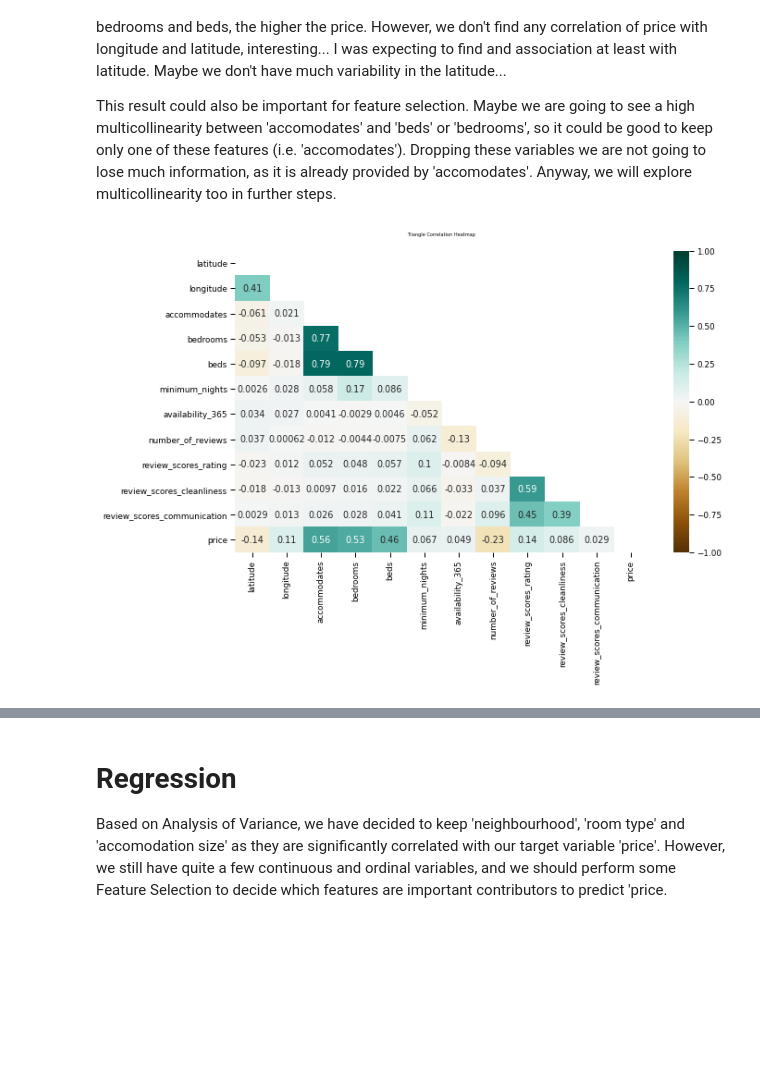
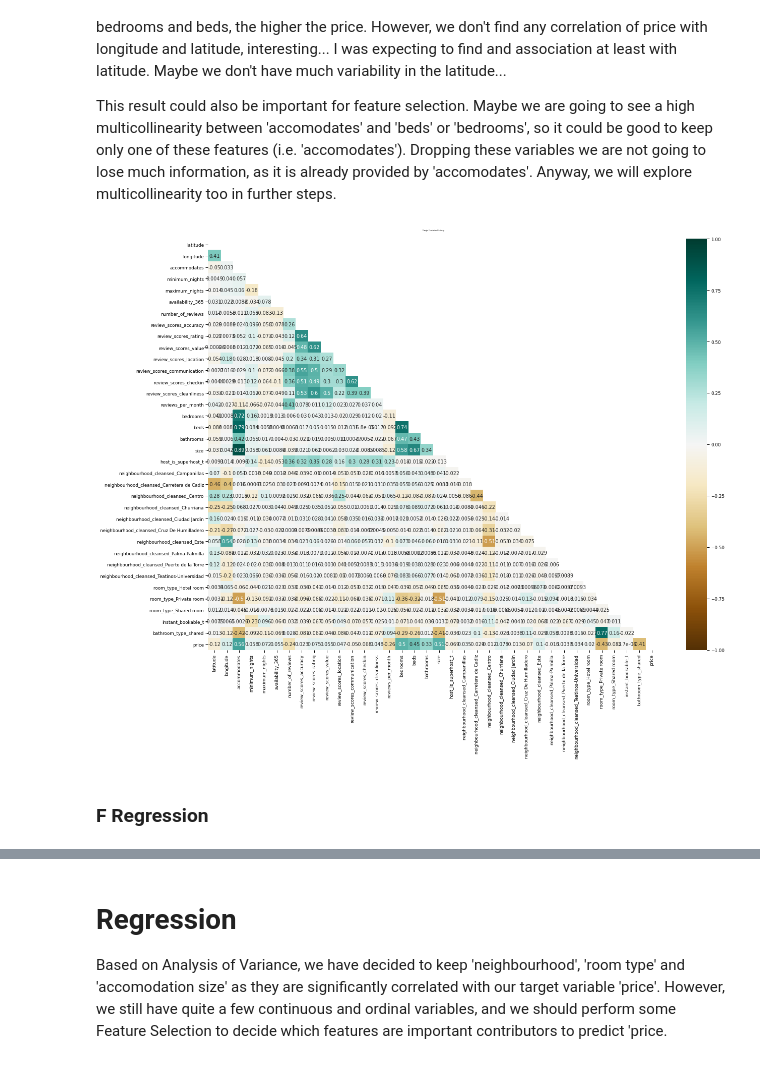
Before and after one commit to sbmoyano/data_science_projects, a Jupyter notebook: Airbnb_Malaga_correlation_regression/airbnb_malaga_supervised_learning_regression.ipynb, the cells around one changed output, grey strips where cells are left out. Saved outputs shown, nothing was run; the diff lists cells and outputs as text; code cells hidden in the pictures; blank space fills up the shorter version.

```diff
--- a/Airbnb_Malaga_correlation_regression/airbnb_malaga_supervised_learning_regression.ipynb
+++ b/Airbnb_Malaga_correlation_regression/airbnb_malaga_supervised_learning_regression.ipynb
@@ -611,0 +620,3 @@ plot_dist(X, numeric_variables)
+# %%
+y = np.log(y)
+y.describe()
@@ -702,0 +686,15 @@ train_y, validate_y, test_y = np.split(y.sample(frac=1), [int(.7*len(y)), int(.8
+# %%
+# Split into train, validation and test sets
+train, validate, test = np.split(X_y.sample(frac=1), [int(.7*len(X_y)), int(.85*len(X_y))])
+
+# X
+train_X = train.drop(columns='price')
+validate_X = validate.drop(columns='price')
+test_X = test.drop(columns='price')
+# y
+train_y = train['price']
+validate_y = validate['price']
+test_y = test['price']
+
+print('X train, vadiation and test sets shapes: ' + str(train_X.shape), str(validate_X.shape), str(test_X.shape),
+      '\ny train, vadiation and test sets shapes: ' + str(train_y.shape), str(validate_y.shape), str(test_y.shape))
@@ -890 +940,8 @@ for feature in zip(feature_names, MI_score):
+# %%
+# specify order
+ord_enc = OrdinalEncoder(categories=[['small', 'medium', 'large']])
+# encode
+ord_enc.fit(train_X['size'].values.reshape(-1, 1))
+ord_enc.categories_
+train_X['size'] = ord_enc.transform(train_X['size'].values.reshape(-1, 1))
 # %% [markdown]
@@ -892,6 +949,6 @@ for feature in zip(feature_names, MI_score):
 # %% [markdown]
 Let's recode the categorical variables and transform them into dummy variables to introduce them in regression. We will also remove the first column as it is not neccesary.
 # %%
-X_dummies = pd.get_dummies(X[categorical_cols], drop_first=True)
-display(X_dummies)
+train_X = pd.get_dummies(train_X, drop_first=True)
+display(train_X)
 # %% [output]
@@ -913,13 +1034,19 @@ We can see that the higher the number of persons a host can accomodates, number
 
 This result could also be important for feature selection. Maybe we are going to see a high multicollinearity between 'accomodates' and 'beds' or 'bedrooms', so it could be good to keep only one of these features (i.e. 'accomodates'). Dropping these variables we are not going to lose much information, as it is already provided by 'accomodates'. Anyway, we will explore multicollinearity too in further steps.
 # %%
-np.triu(np.ones_like(airbnb_filtered[numeric_variables].corr(method='spearman')))
-plt.figure(figsize=(10, 6))
+# concatenate the coded categorical variables with the predicted variable
+train_coded = pd.concat([train_X, train_y], axis=1)
+
+# compute correlations
+np.triu(np.ones_like(train_coded.corr(method='spearman')))
+plt.figure(figsize=(20, 15))
 
 # define the mask to set the values in the upper triangle to True
-mask = np.triu(np.ones_like(airbnb_filtered[numeric_variables].corr(method='spearman'), dtype=np.bool))
-heatmap = sns.heatmap(airbnb_filtered[numeric_variables].corr(method='spearman'), mask=mask, vmin=-1, vmax=1, annot=True,
+mask = np.triu(np.ones_like(train_coded.corr(method='spearman'), dtype=np.bool))
+heatmap = sns.heatmap(train_coded.corr(method='spearman'), mask=mask, vmin=-1, vmax=1, annot=True,
                       cmap='BrBG')
-heatmap.set_title('Triangle Correlation Heatmap', fontdict={'fontsize':5}, pad=16);
+heatmap.set_title('Triangle Correlation Heatmap', fontdict={'fontsize':3}, pad=16);
 # %% [output]
-[figure, old version]
+[figure, new version]
+# %% [markdown]
+### F Regression
```
Also changed, not shown: parts of 105 cells of this notebook, 1 other file.
